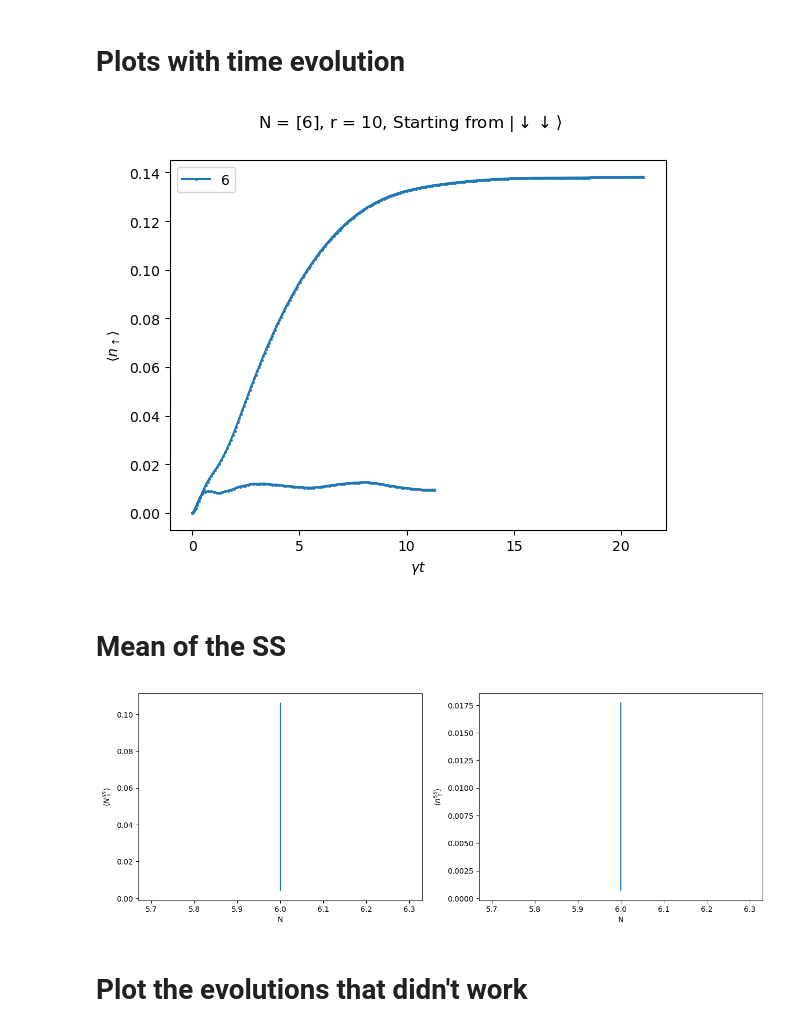
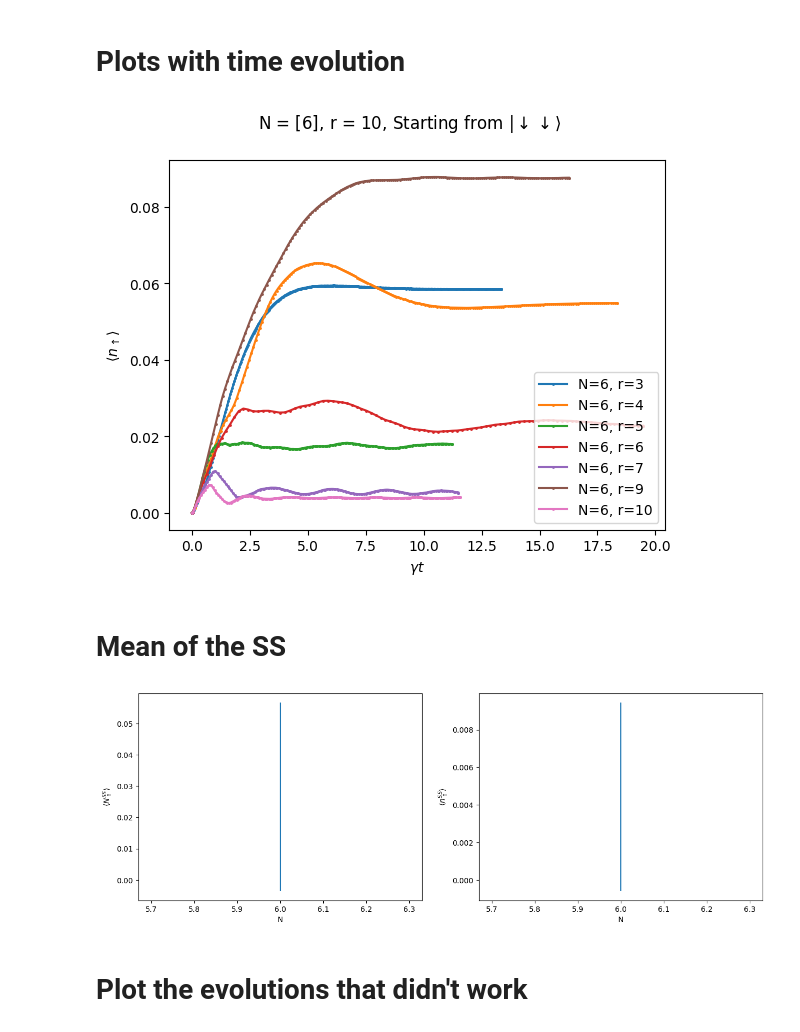
Before and after one commit to DolbeaultRemy/SR_droplets, a Jupyter notebook: QuantumCumulants/Model12/Time_evolution_du_std_stop_Cfunction_stats_solve_vary_N.ipynb, the cells around one changed output. Drawn from its saved outputs; the diff is of its cells as text; code cells hidden in the pictures.

```diff
--- a/QuantumCumulants/Model12/Time_evolution_du_std_stop_Cfunction_stats_solve_vary_N.ipynb
+++ b/QuantumCumulants/Model12/Time_evolution_du_std_stop_Cfunction_stats_solve_vary_N.ipynb
@@ -88,8 +88,8 @@ function solve_random_distrib(chunk, f, op_list, N, n, d0_lb, threshold_du, thre
                 du = similar(u)
                 fsolve(du, u, integrator.p, t)
                 if length(du_save) > 0 # Normalize du by the first value
-                    # push!(du_save, norm(du[1:N])/du_save[1])
-                    push!(du_save, norm(du)/du_save[1])
+                    push!(du_save, norm(du[1:N])/du_save[1])
+                    # push!(du_save, norm(du)/du_save[1])
                     condition_du = du_save[end] < threshold_du
                 else
                     push!(du_save, 1)
@@ -192,7 +192,7 @@ e = [0, 0, 1.]
 
 # Integration parameter
 t_end = 1e2
-threshold_du = 5e-2
+threshold_du = 1e-2
 threshold_std, t_std = 1e-3, 10; # Time over which the std is computed
 # %% [markdown]
 ### Compute stationnary state for r repetitions
@@ -248,28 +250,28 @@ end
 # %%
 fig, ax = subplots()
 for i in 1:length(popup_t_N)
     line = []
     for j in 1:length(popup_t_N[i])
         if j ∉ nbr_error_t_N[i]
             if line == []
-                line, = ax.plot(list_t_N[i][j], popup_t_N[i][j], marker="o", markersize=1, label=N_list[i])
+                line, = ax.plot(list_t_N[i][j], popup_t_N[i][j], marker="o", markersize=1, label="N=$(N_list[i]), r=$j") # N_list[i]
             else
-                ax.plot(list_t_N[i][j], popup_t_N[i][j], marker="o", markersize=1, color=line.get_color())
+                ax.plot(list_t_N[i][j], popup_t_N[i][j], marker="o", markersize=1, label="N=$(N_list[i]), r=$j") # , color=line.get_color(),
             end
         end
     end
 end
 
 
 ax.set_xlabel(L"$\gamma t$")
 ax.set_ylabel(L"$\langle  n_{\uparrow} \rangle $")
 ax.legend()
 
 suptitle("N = $N_list, r = $r, Starting from "*L"$|\downarrow \downarrow \rangle $")
 pygui(false); gcf();
 # pygui(true); show()
 # %% [output]
-[figure, old version]
+[figure, new version]
 # %% [markdown]
 # Mean of the SS
 # %%
@@ -288,7 +290,7 @@ axes[2].set_ylabel(L"$\langle  n_{\uparrow}^{SS} \rangle $")
 pygui(false); gcf();
 # pygui(true); show()
 # %% [output]
-[figure, old version]
+[figure, new version]
 # %% [markdown]
 # Plot the evolutions that didn't work
 # %%
```
Also changed, not shown: parts of 5 cells of this notebook, 13 other files.
